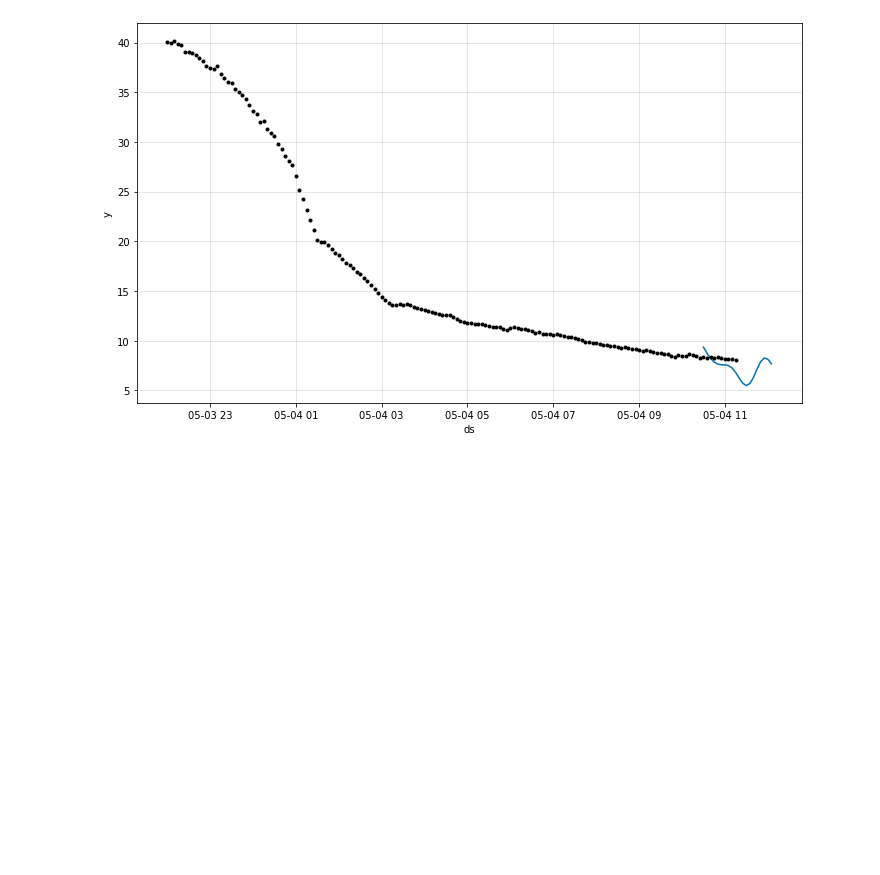
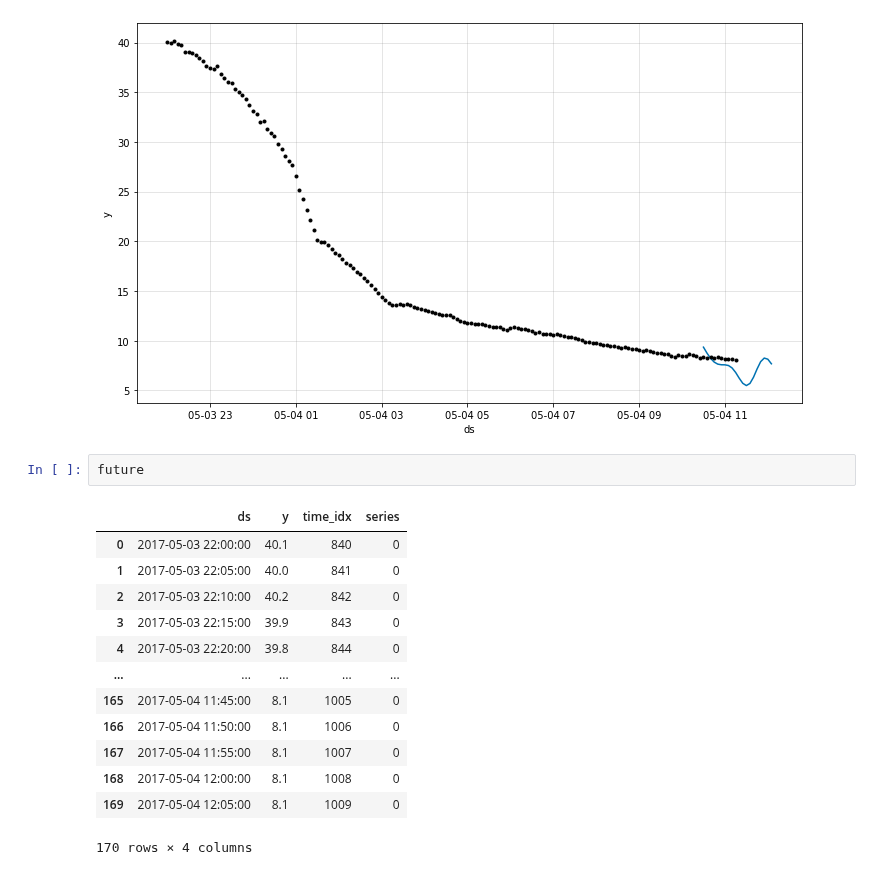
Before and after one commit to neuralprophet/neural_prophet_lightning, a Jupyter notebook: example_notebooks/NBeats_example.ipynb, the cells around one changed output. Drawn from its saved outputs; the diff is of its cells as text; blank space fills up the shorter version.

```diff
--- a/example_notebooks/NBeats_example.ipynb
+++ b/example_notebooks/NBeats_example.ipynb
@@ -65,3 +84,19 @@ forecast = m.predict(future)
 f = m.plot(forecast)
 # %% [output]
 [figure]
+# %%
+future
+# %% [output]
+|  | ds | y | time_idx | series |
+| 0 | 2017-05-03 22:00:00 | 40.1 | 840 | 0 |
+| 1 | 2017-05-03 22:05:00 | 40.0 | 841 | 0 |
+| 2 | 2017-05-03 22:10:00 | 40.2 | 842 | 0 |
+| 3 | 2017-05-03 22:15:00 | 39.9 | 843 | 0 |
+| 4 | 2017-05-03 22:20:00 | 39.8 | 844 | 0 |
+| ... | ... | ... | ... | ... |
+| 165 | 2017-05-04 11:45:00 | 8.1 | 1005 | 0 |
+| 166 | 2017-05-04 11:50:00 | 8.1 | 1006 | 0 |
+| 167 | 2017-05-04 11:55:00 | 8.1 | 1007 | 0 |
+| 168 | 2017-05-04 12:00:00 | 8.1 | 1008 | 0 |
+| 169 | 2017-05-04 12:05:00 | 8.1 | 1009 | 0 |
+170 rows × 4 columns
```
Also changed, not shown: parts of 1 cell of this notebook, 5 other files.
